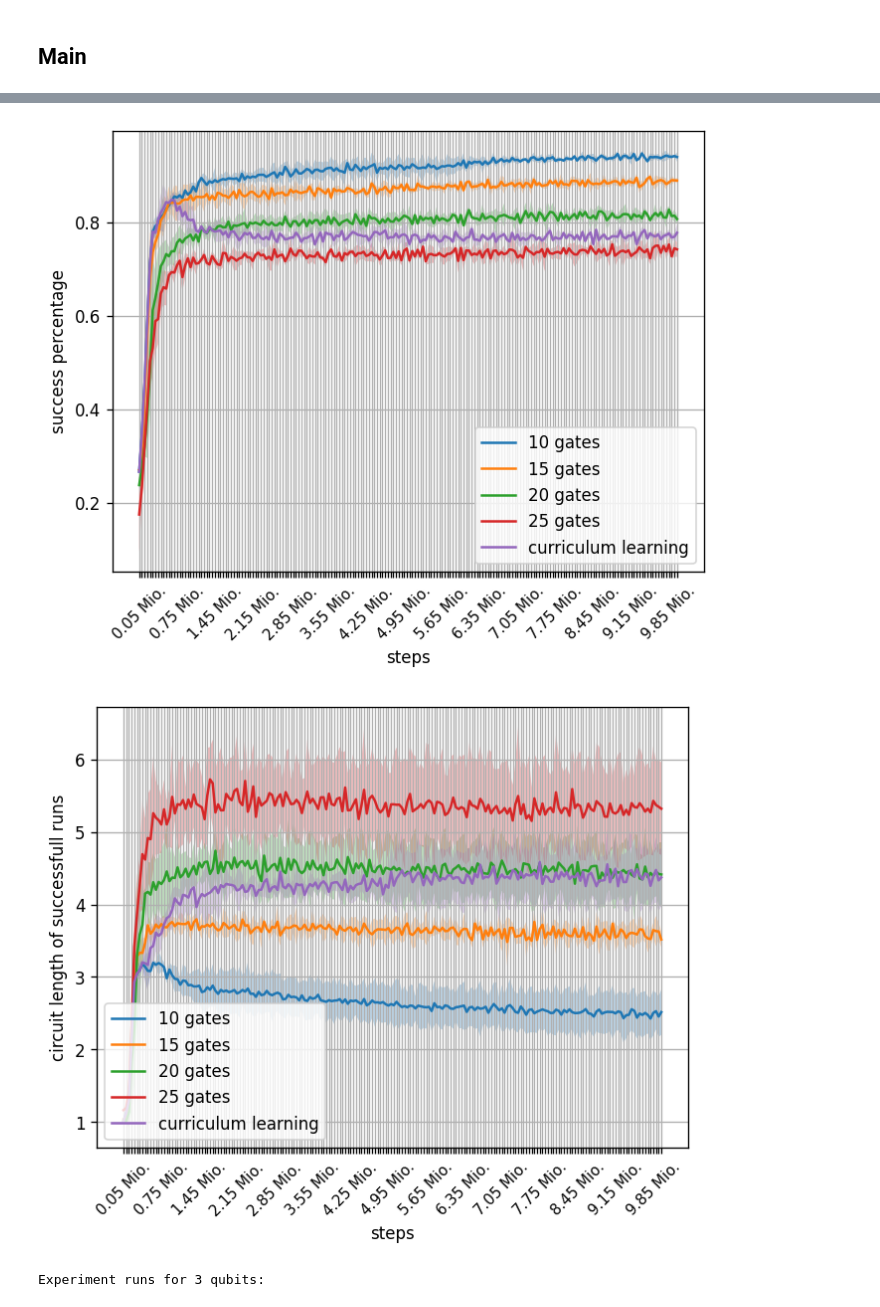
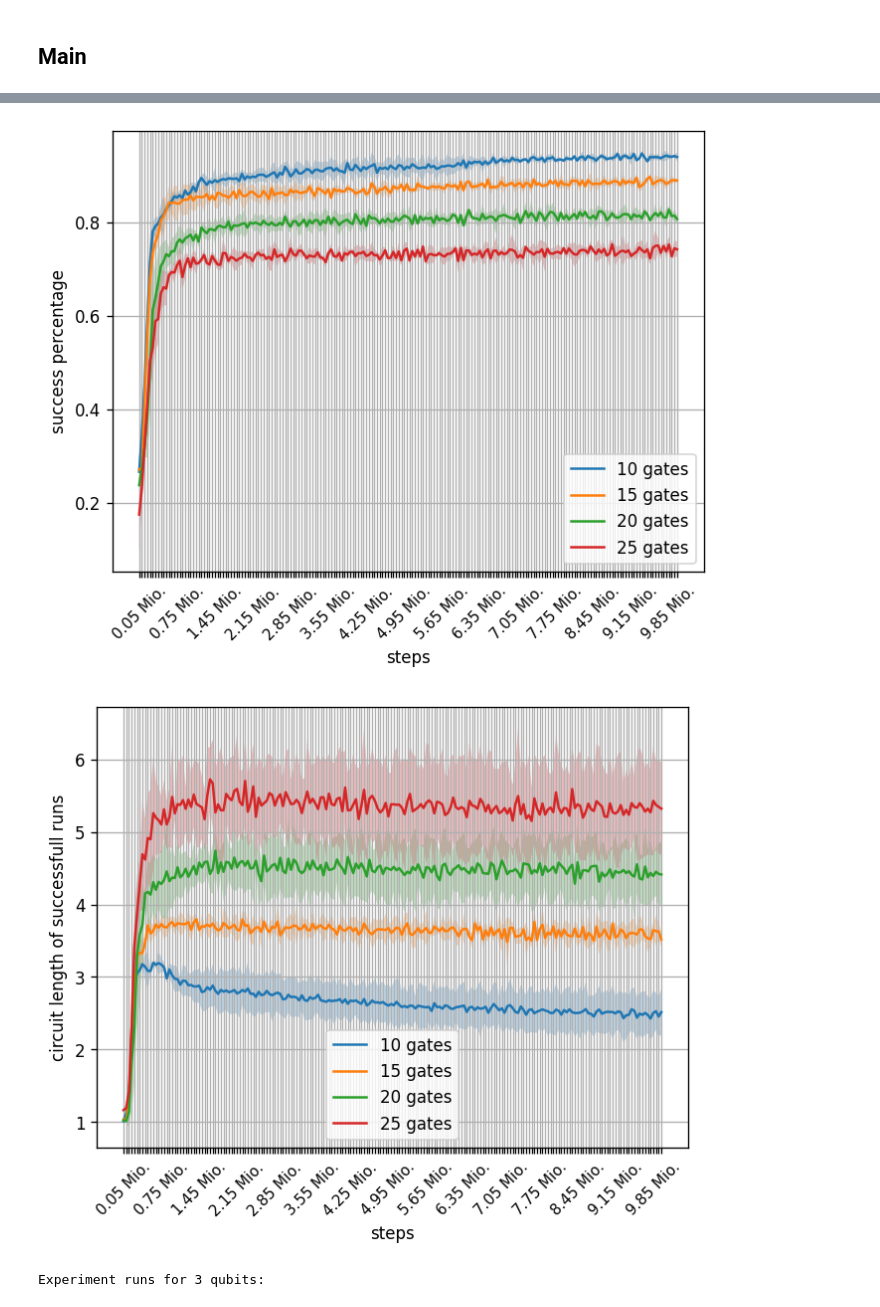
Before and after one commit to westoun/qcs-rl, a Jupyter notebook: evaluation.ipynb, the cells around one changed output, grey strips where cells are left out. Saved outputs shown, nothing was run; the diff lists cells and outputs as text; code cells hidden in the pictures.

Commit message:
Remove curriculum learning handling

```diff
--- a/evaluation.ipynb
+++ b/evaluation.ipynb
@@ -304,20 +304,15 @@ for experiment_dir_path in experiment_dir_paths:
     qubit_num = str(config["common_params"]["qubit_num"])
     gate_count = str(config["common_params"]["gate_count"])
 
-    if config["common_params"]["curriculum_learning"]:
-        label = f"curriculum learning"
+    if qubit_num in experiments_by_qubit:
+        experiments_by_qubit[qubit_num][gate_count] = experiment_df
     else:
-        label = f"{gate_count} gates"
+        experiments_by_qubit[qubit_num] = {gate_count: experiment_df}
 
-    if qubit_num in experiments_by_qubit:
-        experiments_by_qubit[qubit_num][label] = experiment_df
+    if gate_count in experiments_by_gate_count:
+        experiments_by_gate_count[gate_count][qubit_num] = experiment_df
     else:
-        experiments_by_qubit[qubit_num] = {label: experiment_df}
-
-    if label in experiments_by_gate_count:
-        experiments_by_gate_count[label][qubit_num] = experiment_df
-    else:
-        experiments_by_gate_count[label] = {qubit_num: experiment_df}
+        experiments_by_gate_count[gate_count] = {qubit_num: experiment_df}
 # %%
 gate_count_labels = [str(key) for key in experiments_by_gate_count.keys()]
 gate_count_labels.sort()
@@ -361,12 +356,9 @@ for qubit_num in qubit_nums:
     experiment_dfs = []
     labels = []
 
-    gate_count_labels = [str(key) for key in experiments_by_qubit[qubit_num].keys()]
-    gate_count_labels.sort()
-
-    for gate_count_label in gate_count_labels:
-        experiment_dfs.append(experiments_by_qubit[qubit_num][gate_count_label])
-        labels.append(f"{gate_count_label}")
+    for gate_count in experiments_by_qubit[qubit_num]:
+        experiment_dfs.append(experiments_by_qubit[qubit_num][gate_count])
+        labels.append(f"{gate_count} gates")
 
     print()
 
@@ -381,3 +373,3 @@ Experiment runs for 2 qubits:
-[figure, old version]
+[figure, new version]
-[figure, old version]
+[figure, new version]
 Experiment runs for 3 qubits:
```
Also changed, not shown: parts of 3 cells of this notebook.
